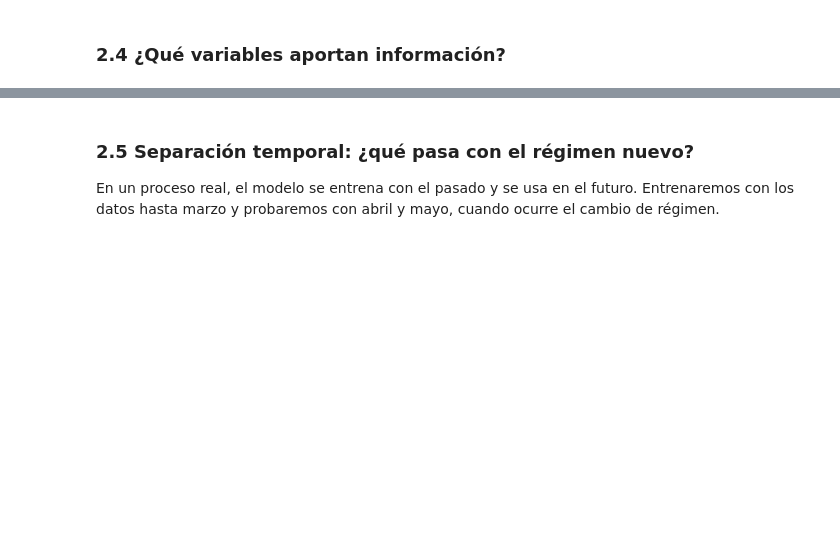
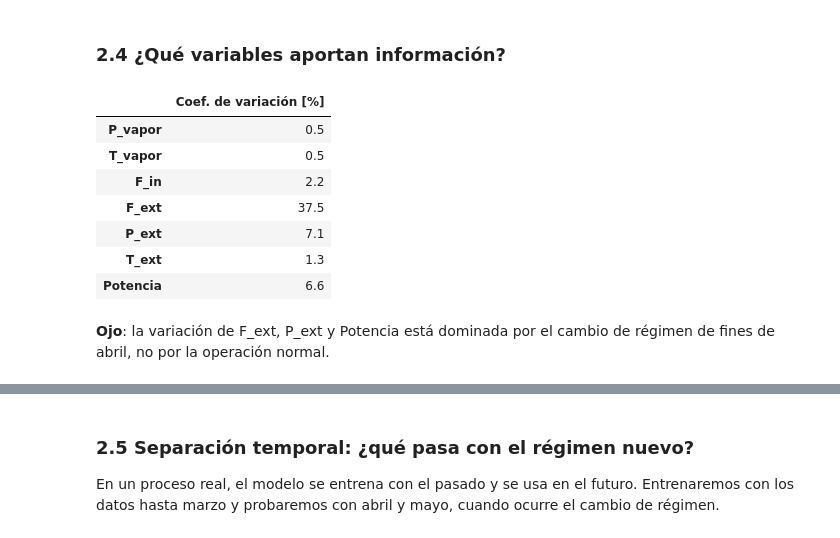
Before and after one commit to crjacinto/ML-IQ, a Jupyter notebook: ML_IQ.ipynb, the cells around one changed output, grey strips where cells are left out. Cells and saved outputs as stored; diff of their text form; code cells hidden in the pictures; blank space fills up the shorter version.

```diff
--- a/ML_IQ.ipynb
+++ b/ML_IQ.ipynb
@@ -253,3 +346,26 @@ variacion.to_frame("Coef. de variación [%]")
+# %%
+columnas = ["P_vapor", "T_vapor", "F_in", "F_ext", "P_ext", "T_ext", "Potencia"]
+
+# El CV solo tiene sentido en escalas absolutas: presión absoluta y temperatura en K
+absolutas = df_limpio[columnas].copy()
+for c in ["P_vapor", "P_ext"]:
+    absolutas[c] = absolutas[c] + 1.033  # kg/cm² abs, suponiendo 1 atm
+for c in ["T_vapor", "T_ext"]:
+    absolutas[c] = absolutas[c] + 273.15  # K
+
+variacion = (absolutas.std() / absolutas.mean() * 100).round(1)
+variacion.to_frame("Coef. de variación [%]")
+# %% [output]
+|  | Coef. de variación [%] |
+| P_vapor | 0.5 |
+| T_vapor | 0.5 |
+| F_in | 2.2 |
+| F_ext | 37.5 |
+| P_ext | 7.1 |
+| T_ext | 1.3 |
+| Potencia | 6.6 |
+# %% [markdown]
+**Ojo**: la variación de F_ext, P_ext y Potencia está dominada por el cambio de régimen de fines de abril, no por la operación normal.
 # %%
 correlacion = df_limpio[columnas].corr()
 
```
Also changed, not shown: parts of 56 cells of this notebook.
